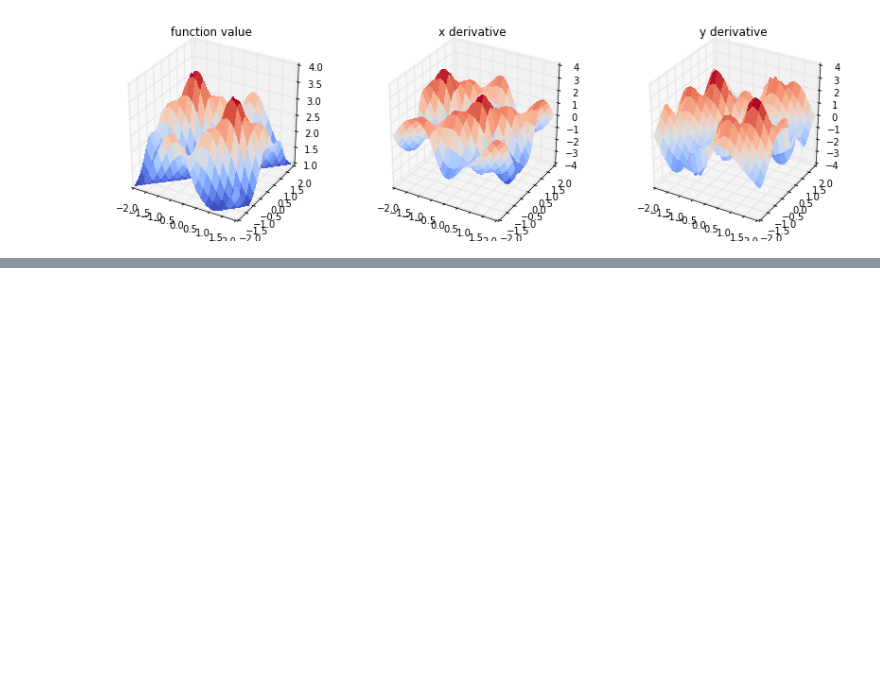
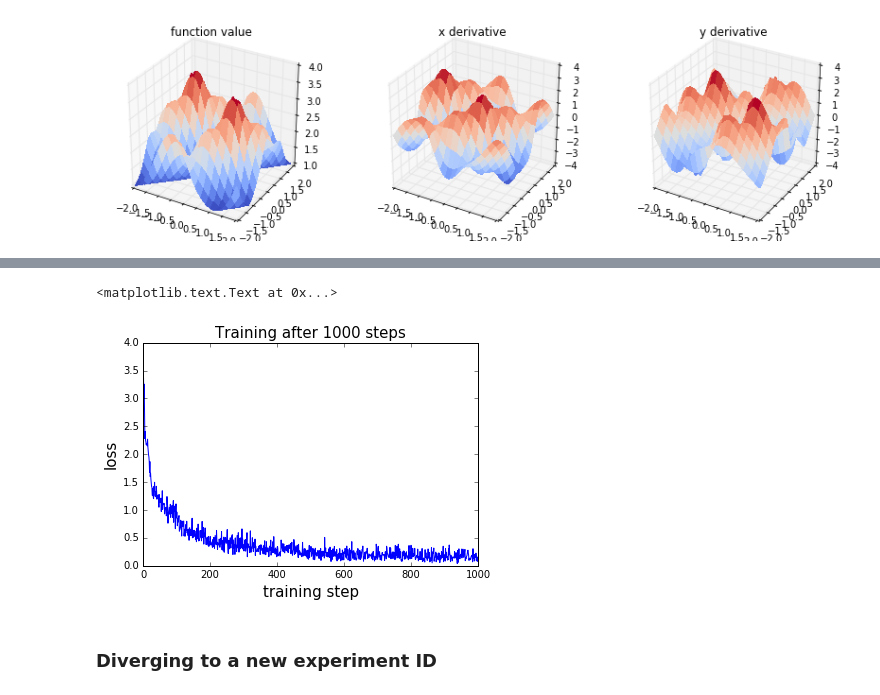
Before and after one commit to neuroailab/cs375, a Jupyter notebook: 2018/tutorials/Tutorial -- Tensorflow and TFUtils (Lecture 4a).ipynb, the cells around one changed output, grey strips where cells are left out. Cells and saved outputs as stored; diff of their text form; code cells hidden in the pictures; blank space fills up the shorter version.

```diff
--- a/2018/tutorials/Tutorial -- Tensorflow Basics.ipynb
+++ b/2018/tutorials/Tutorial -- Tensorflow and TFUtils (Lecture 4a).ipynb
@@ -935,0 +1612,18 @@ plt.title('y derivative')
+# %%
+query = {'train_results': {'$exists': True}}
+
+cursor = coll.find(query).sort('step')
+
+result_list = [pluck(rec['train_results'], 'loss') for rec in cursor]
+
+result_traj = np.concatenate(result_list)
+
+plt.plot(result_traj)
+plt.xlabel('training step', fontsize=15)
+plt.ylabel('loss', fontsize=15)
+plt.title('Training after %d steps' % len(result_traj), fontsize=15)
+# %% [output]
+<matplotlib.text.Text at 0x...>
+[figure, added]
+# %% [markdown]
+### Diverging to a new experiment ID
```
Also changed, not shown: parts of 133 cells of this notebook, 5 other files.
